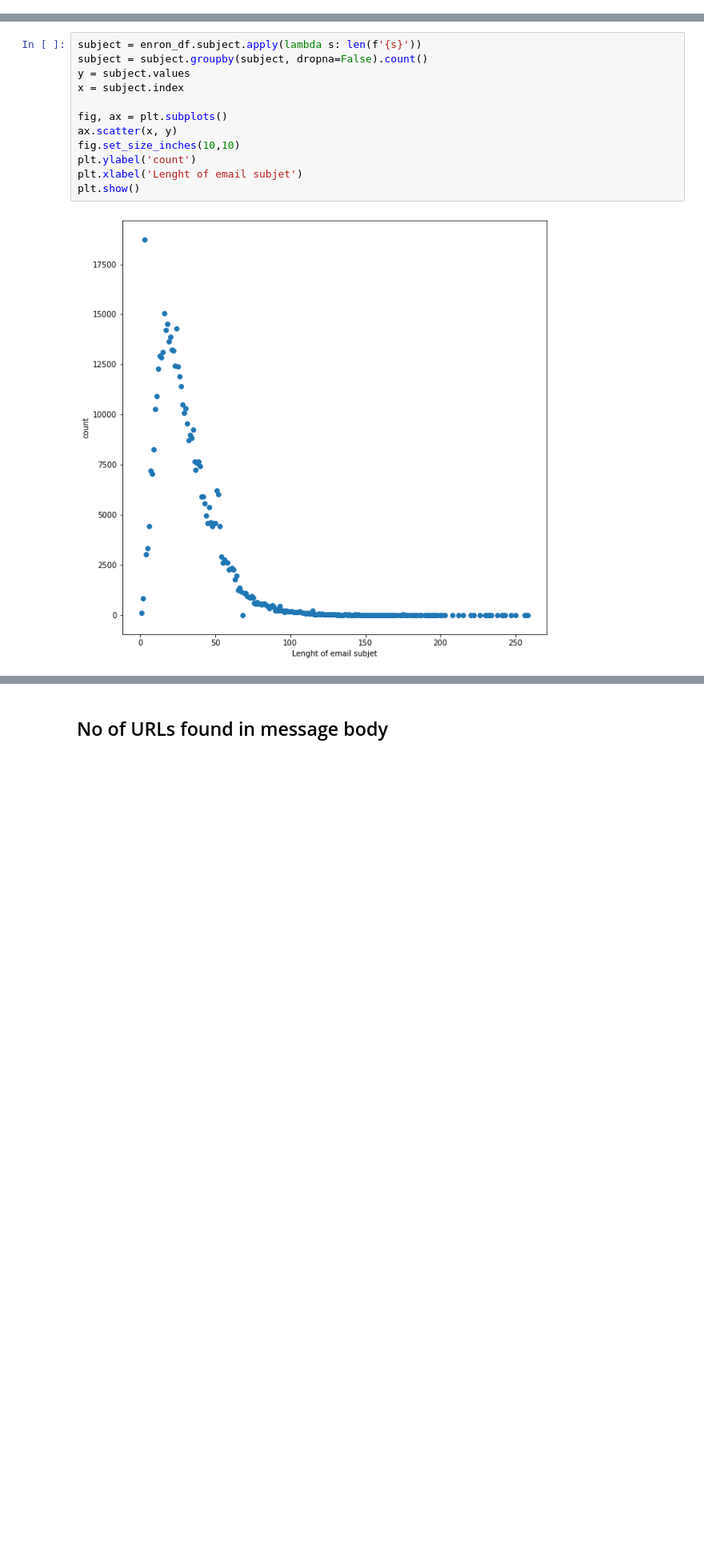
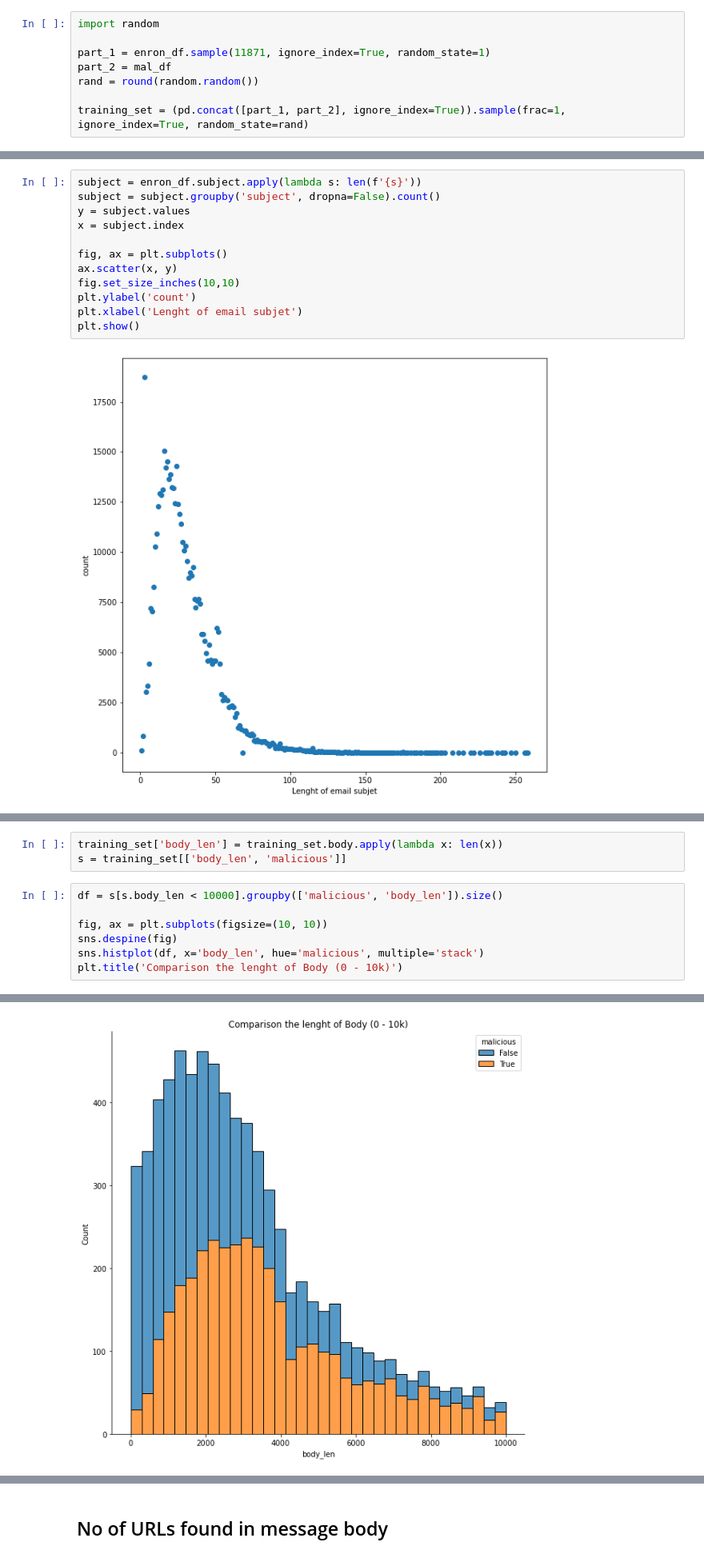
Before and after one commit to chandieka/PhishingClassifier, a Jupyter notebook: visualization.ipynb, the cells around one changed output, grey strips where cells are left out. Shown at 80% size. Saved outputs shown, nothing was run; the diff lists cells and outputs as text; blank space fills up the shorter version.

```diff
--- a/visualization.ipynb
+++ b/visualization.ipynb
@@ -8,6 +8,14 @@ import matplotlib.pyplot as plt
 # %%
 enron_df = pd.read_csv('datasets/explored/enron-emails-explored.csv')
 mal_df = pd.read_csv('datasets/explored/malicious-emails-explored.csv')
+# %%
+import random
+
+part_1 = enron_df.sample(11871, ignore_index=True, random_state=1)
+part_2 = mal_df
+rand = round(random.random())
+
+training_set = (pd.concat([part_1, part_2], ignore_index=True)).sample(frac=1, ignore_index=True, random_state=rand)
 # %% [markdown]
 # Top Charsets
 # %%
@@ -115,6 +123,6 @@ plt.show()
 # %%
 subject = enron_df.subject.apply(lambda s: len(f'{s}'))
-subject = subject.groupby(subject, dropna=False).count()
+subject = subject.groupby('subject', dropna=False).count()
 y = subject.values
 x = subject.index
 
@@ -128,0 +141,11 @@ plt.show()
+# %%
+training_set['body_len'] = training_set.body.apply(lambda x: len(x))
+s = training_set[['body_len', 'malicious']]
+# %%
+df = s[s.body_len < 10000].groupby(['malicious', 'body_len']).size()
+
+fig, ax = plt.subplots(figsize=(10, 10))
+sns.despine(fig)
+sns.histplot(df, x='body_len', hue='malicious', multiple='stack')
+plt.title('Comparison the lenght of Body (0 - 10k)')
+# %% [output]
@@ -128,0 +153 @@ plt.show()
+[figure, added]
```
Also changed, not shown: parts of 9 cells of this notebook.
